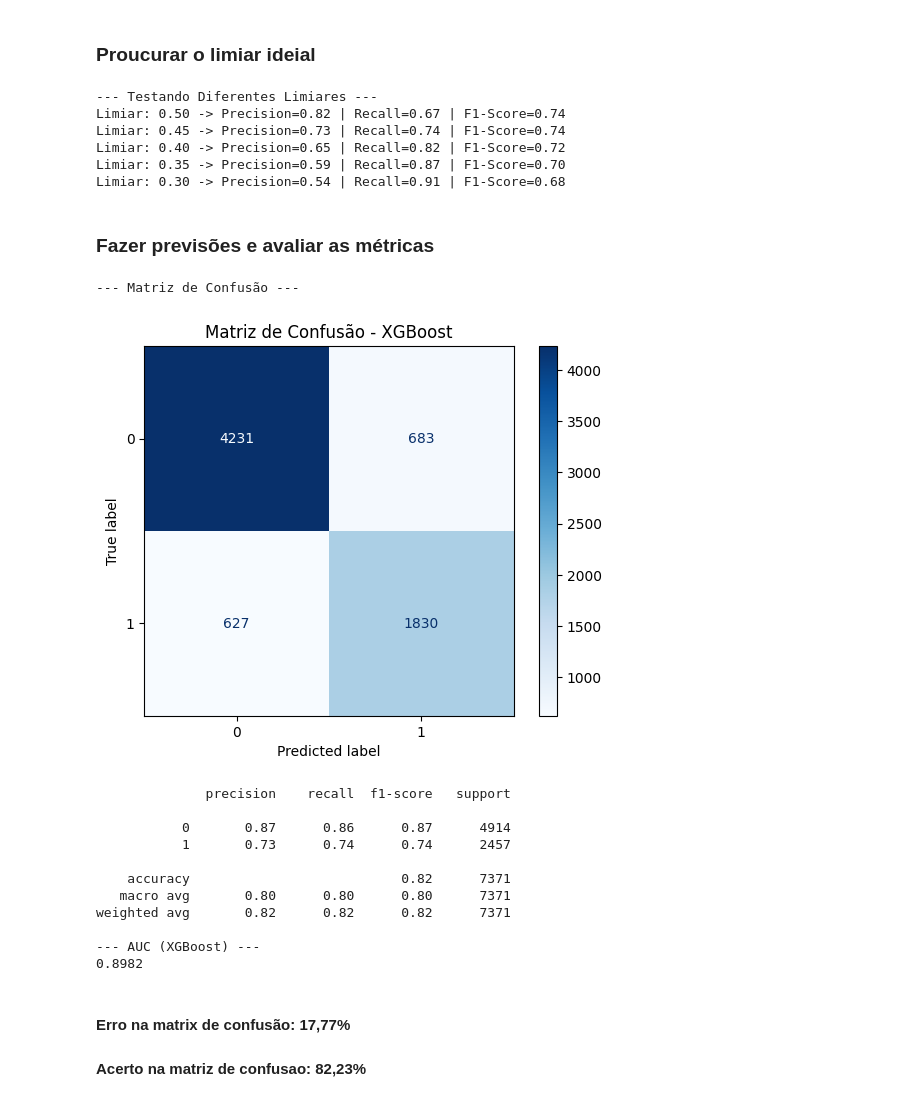
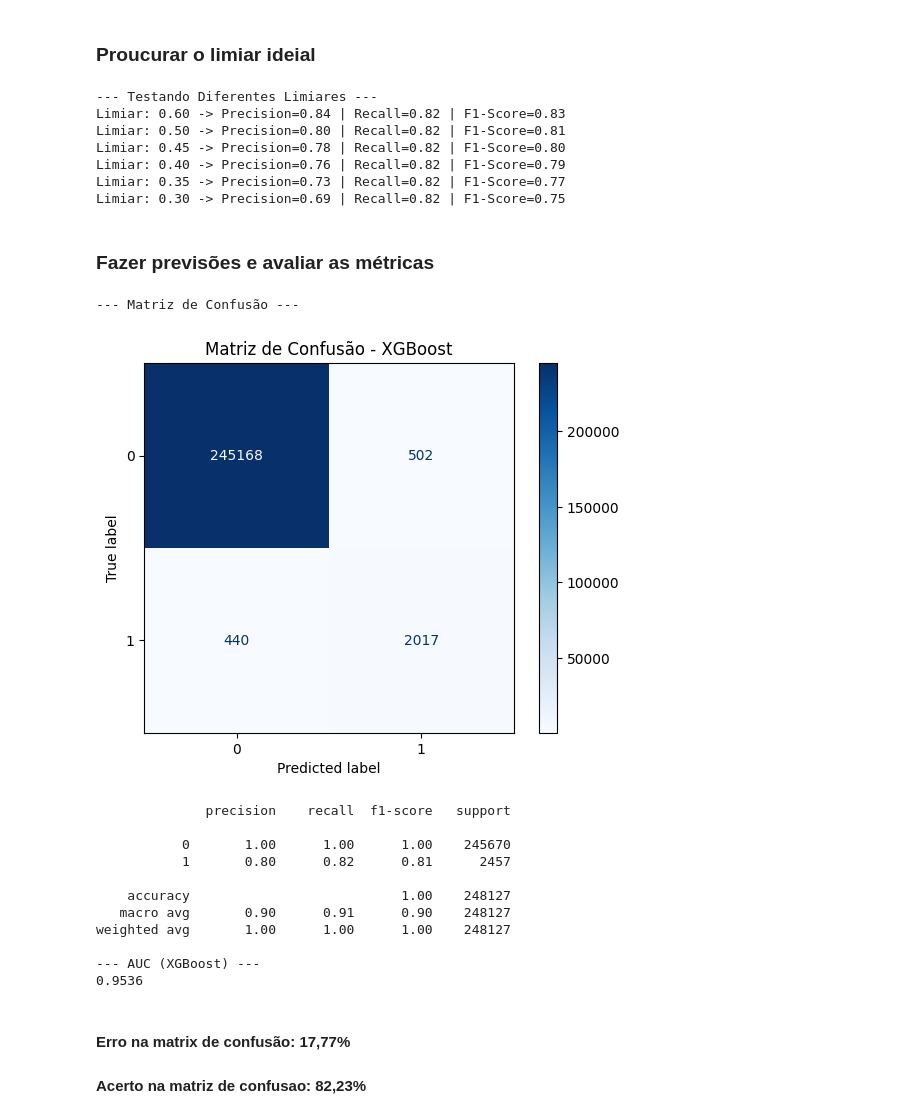
Before and after one commit to PedroSmithhh/TCC, a Jupyter notebook: xgboost.ipynb, the cells around one changed output. Saved outputs shown, nothing was run; the diff lists cells and outputs as text; code cells hidden in the pictures.

Commit message:
Adiciona modelo final e integracao

```diff
--- a/xgboost.ipynb
+++ b/xgboost.ipynb
@@ -46,12 +46,2 @@ Tamanho do conjunto de teste: (7371, 15)
 # %% [markdown]
 ### Treinar o modelo
-# %%
-xgb_model = xgb.XGBClassifier(random_state=8,
-                              eval_metric='logloss',
-                              scale_pos_weight = 1.8, # Ajuste para lidar com o desbalanceamento
-                              learning_rate=0.05,
-                              n_estimators=300,
-                              max_depth=5,
-                              use_label_encoder=False)
-
-xgb_model.fit(X_train, y_train)
@@ -117,0 +235,30 @@ Melhor F1-Score (validação cruzada):
+# %%
+# --- PASSO 3: Treino Final Robusto (Obrigatório) ---
+print("\n" + "="*30)
+print("INICIANDO PASSO 3: Treinando o modelo final em 100% dos dados.")
+print("="*30)
+
+# 1. Crie o modelo 100% final
+#    (Sem 'early_stopping_rounds', pois já temos o n_estimators ideal)
+modelo_final_otimizado = xgb.XGBClassifier(
+    random_state=8,
+    eval_metric='logloss',
+    n_estimators=292, # Use o número ótimo que acabamos de encontrar
+    colsample_bytree=0.8,
+    gamma=1,
+    learning_rate=0.5,
+    max_depth=7,
+    scale_pos_weight=75,
+    subsample=0.8
+)
+
+# 2. Treine no X_train COMPLETO
+#    (Sem eval_set, pois estamos treinando para produção)
+modelo_final_otimizado.fit(X_train, y_train)
+
+print("Modelo FINAL treinado com 100% dos dados de treino.")
+print("Este é o seu modelo otimizado e robusto.")
+
+# Agora, use 'modelo_final_otimizado' para as próximas etapas
+# (Busca de Limiar, Matriz de Confusão, SHAP, etc.)
+joblib.dump(modelo_final_otimizado, 'src/model/modelo_risco_viario_final.pkl')
@@ -119,12 +273,12 @@ Melhor F1-Score (validação cruzada):
 ### Proucurar o limiar ideial
 # %%
 # Calcule as probabilidades com este modelo superior
-y_prob_best = xgb_model.predict_proba(X_test)[:, 1]
+y_prob_best = modelo_final_otimizado.predict_proba(X_test)[:, 1]
 
 # Agora, vamos encontrar o melhor balanço para o RECALL
 print("--- Testando Diferentes Limiares ---")
 
-for limiar in [0.5, 0.45, 0.4, 0.35, 0.3]:
+for limiar in [0.6, 0.5, 0.45, 0.4, 0.35, 0.3]:
     y_pred_ajustado = (y_prob_best >= limiar).astype(int)
 
     # Usamos zero_division=0 para evitar avisos se uma métrica for zero
@@ -138,45 +292,46 @@ for limiar in [0.5, 0.45, 0.4, 0.35, 0.3]:
     print(f"Limiar: {limiar:.2f} -> Precision={precision:.2f} | Recall={recall:.2f} | F1-Score={f1:.2f}")
 # %% [output]
 --- Testando Diferentes Limiares ---
-Limiar: 0.50 -> Precision=0.82 | Recall=0.67 | F1-Score=0.74
-Limiar: 0.45 -> Precision=0.73 | Recall=0.74 | F1-Score=0.74
-Limiar: 0.40 -> Precision=0.65 | Recall=0.82 | F1-Score=0.72
-Limiar: 0.35 -> Precision=0.59 | Recall=0.87 | F1-Score=0.70
-Limiar: 0.30 -> Precision=0.54 | Recall=0.91 | F1-Score=0.68
+Limiar: 0.60 -> Precision=0.84 | Recall=0.82 | F1-Score=0.83
+Limiar: 0.50 -> Precision=0.80 | Recall=0.82 | F1-Score=0.81
+Limiar: 0.45 -> Precision=0.78 | Recall=0.82 | F1-Score=0.80
+Limiar: 0.40 -> Precision=0.76 | Recall=0.82 | F1-Score=0.79
+Limiar: 0.35 -> Precision=0.73 | Recall=0.82 | F1-Score=0.77
+Limiar: 0.30 -> Precision=0.69 | Recall=0.82 | F1-Score=0.75
 # %% [markdown]
 ### Fazer previsões e avaliar as métricas
 # %%
-LIMIAR_ESCOLHIDO = 0.45
+LIMIAR_ESCOLHIDO = 0.5
 
-y_prob_xgb = xgb_model.predict_proba(X_test)[:, 1]
+y_prob_xgb = modelo_final_otimizado.predict_proba(X_test)[:, 1]
 # Limiar alterado
 y_pred_final = (y_prob_xgb >= LIMIAR_ESCOLHIDO).astype(int)
 
 print("\n--- Matriz de Confusão ---")
 cf_matrix = confusion_matrix(y_test, y_pred_final)
 ConfusionMatrixDisplay(cf_matrix).plot(cmap=plt.cm.Blues)
 plt.title("Matriz de Confusão - XGBoost")
 plt.show()
 print(classification_report(y_test, y_pred_final))
 
 
 auc_xgb = roc_auc_score(y_test, y_prob_xgb)
 print(f"--- AUC (XGBoost) ---")
 print(f"{auc_xgb:.4f}")
 # %% [output]
 --- Matriz de Confusão ---
-[figure, old version]
+[figure, new version]
               precision    recall  f1-score   support
 
-           0       0.87      0.86      0.87      4914
-           1       0.73      0.74      0.74      2457
+           0       1.00      1.00      1.00    245670
+           1       0.80      0.82      0.81      2457
 
-    accuracy                           0.82      7371
-   macro avg       0.80      0.80      0.80      7371
-weighted avg       0.82      0.82      0.82      7371
+    accuracy                           1.00    248127
+   macro avg       0.90      0.91      0.90    248127
+weighted avg       1.00      1.00      1.00    248127
 
 --- AUC (XGBoost) ---
-0.8982
+0.9536
 # %% [markdown]
 #### Erro na matrix de confusão: 17,77%
 #### Acerto na matriz de confusao: 82,23%
```
Also changed, not shown: parts of 11 cells of this notebook, 10 other files.
